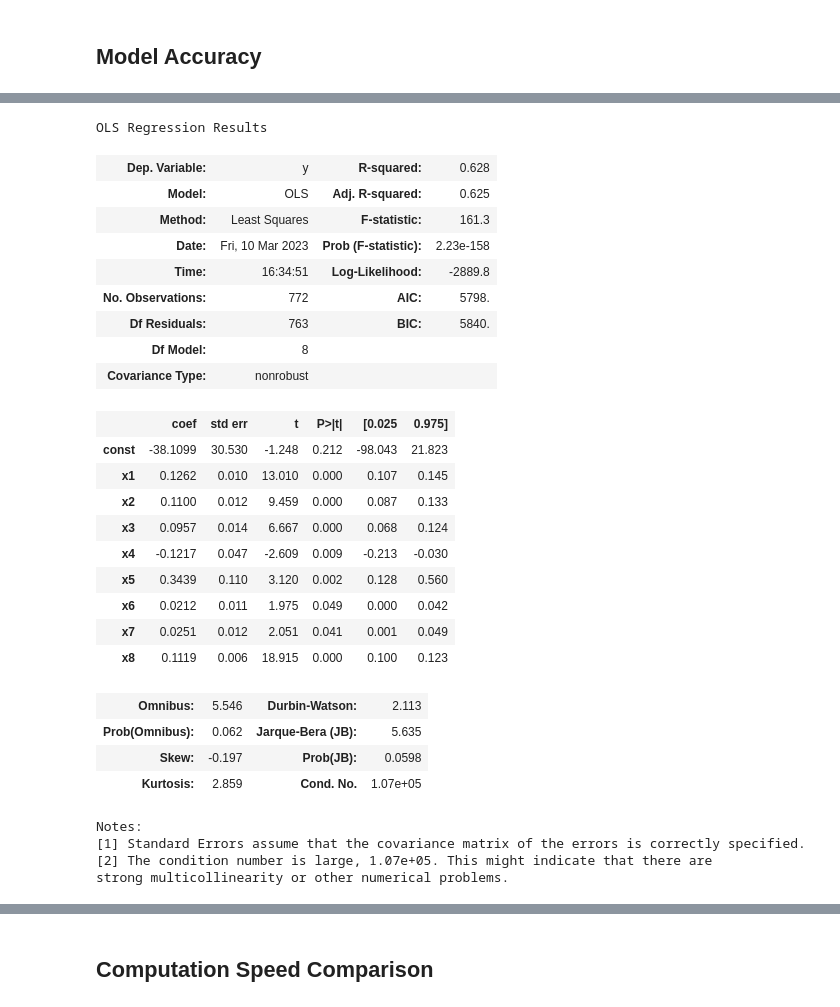
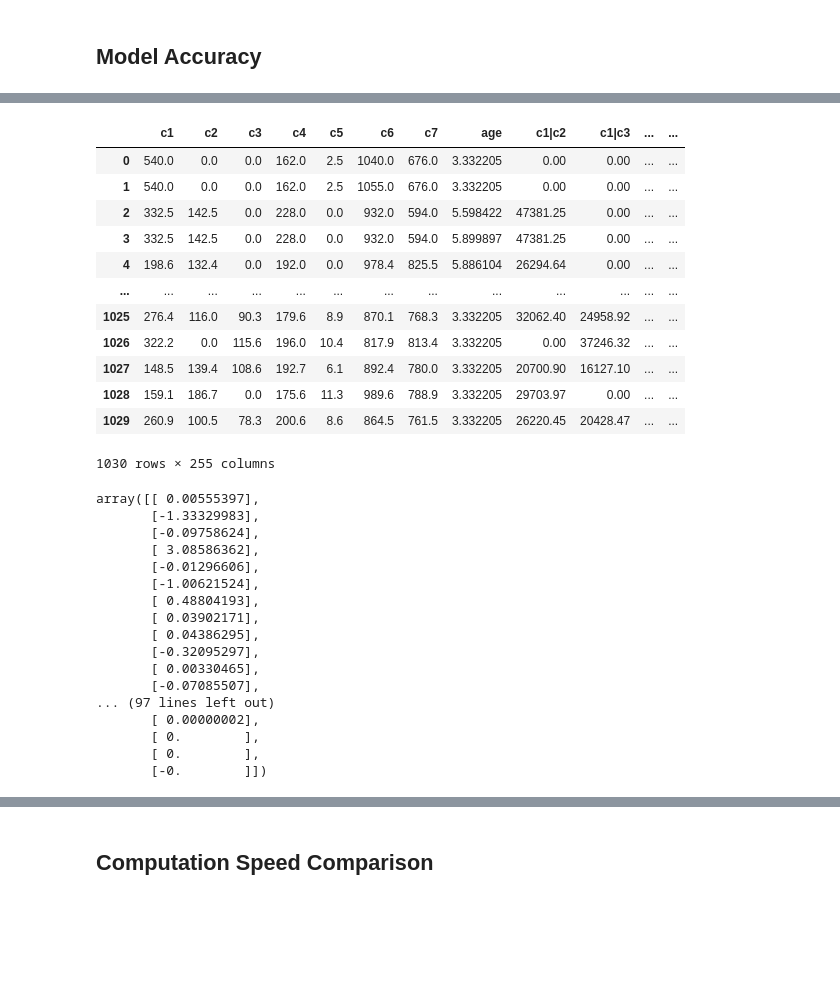
Before and after one commit to CYoung73/STA141C-Final-Project, a Jupyter notebook: STA141C_Project_Work.ipynb, the cells around one changed output, grey strips where cells are left out. Saved outputs shown, nothing was run; the diff lists cells and outputs as text; code cells hidden in the pictures; blank space fills up the shorter version.

```diff
--- a/STA141C_Project_Work.ipynb
+++ b/STA141C_Project_Work.ipynb
@@ -548,0 +533,4 @@ predict_score(coef_lu, X_train, Y_train)
+# %%
+inter_df = pd.DataFrame(df, columns = list(df.columns)[:-1])
+inter_df['age'] = np.log(inter_df['age'])
+inter_df
@@ -548,0 +563,16 @@ predict_score(coef_lu, X_train, Y_train)
+# %%
+inter_df
+# %% [output]
+|  | c1 | c2 | c3 | c4 | c5 | c6 | c7 | age | c1|c2 | c1|c3 | ... | ... |
+| 0 | 540.0 | 0.0 | 0.0 | 162.0 | 2.5 | 1040.0 | 676.0 | 3.332205 | 0.00 | 0.00 | ... | ... |
+| 1 | 540.0 | 0.0 | 0.0 | 162.0 | 2.5 | 1055.0 | 676.0 | 3.332205 | 0.00 | 0.00 | ... | ... |
+| 2 | 332.5 | 142.5 | 0.0 | 228.0 | 0.0 | 932.0 | 594.0 | 5.598422 | 47381.25 | 0.00 | ... | ... |
+| 3 | 332.5 | 142.5 | 0.0 | 228.0 | 0.0 | 932.0 | 594.0 | 5.899897 | 47381.25 | 0.00 | ... | ... |
+| 4 | 198.6 | 132.4 | 0.0 | 192.0 | 0.0 | 978.4 | 825.5 | 5.886104 | 26294.64 | 0.00 | ... | ... |
+| ... | ... | ... | ... | ... | ... | ... | ... | ... | ... | ... | ... | ... |
+| 1025 | 276.4 | 116.0 | 90.3 | 179.6 | 8.9 | 870.1 | 768.3 | 3.332205 | 32062.40 | 24958.92 | ... | ... |
+| 1026 | 322.2 | 0.0 | 115.6 | 196.0 | 10.4 | 817.9 | 813.4 | 3.332205 | 0.00 | 37246.32 | ... | ... |
+| 1027 | 148.5 | 139.4 | 108.6 | 192.7 | 6.1 | 892.4 | 780.0 | 3.332205 | 20700.90 | 16127.10 | ... | ... |
+| 1028 | 159.1 | 186.7 | 0.0 | 175.6 | 11.3 | 989.6 | 788.9 | 3.332205 | 29703.97 | 0.00 | ... | ... |
+| 1029 | 260.9 | 100.5 | 78.3 | 200.6 | 8.6 | 864.5 | 761.5 | 3.332205 | 26220.45 | 20428.47 | ... | ... |
+1030 rows × 255 columns
@@ -549,33 +581,2 @@ predict_score(coef_lu, X_train, Y_train)
 # %%
 import statsmodels.api as sm
-# %%
-test_ols = sm.OLS(Y_train, sm.add_constant(X_train)).fit()
-# %% [output]
-OLS Regression Results
-| Dep. Variable: | y | R-squared: | 0.628 |
-| Model: | OLS | Adj. R-squared: | 0.625 |
-| Method: | Least Squares | F-statistic: | 161.3 |
-| Date: | Fri, 10 Mar 2023 | Prob (F-statistic): | 2.23e-158 |
-| Time: | 16:34:51 | Log-Likelihood: | -2889.8 |
-| No. Observations: | 772 | AIC: | 5798. |
-| Df Residuals: | 763 | BIC: | 5840. |
-| Df Model: | 8 |  |  |
-| Covariance Type: | nonrobust |  |  |
-|  | coef | std err | t | P>|t| | [0.025 | 0.975] |
-| const | -38.1099 | 30.530 | -1.248 | 0.212 | -98.043 | 21.823 |
-| x1 | 0.1262 | 0.010 | 13.010 | 0.000 | 0.107 | 0.145 |
-| x2 | 0.1100 | 0.012 | 9.459 | 0.000 | 0.087 | 0.133 |
-| x3 | 0.0957 | 0.014 | 6.667 | 0.000 | 0.068 | 0.124 |
-| x4 | -0.1217 | 0.047 | -2.609 | 0.009 | -0.213 | -0.030 |
-| x5 | 0.3439 | 0.110 | 3.120 | 0.002 | 0.128 | 0.560 |
-| x6 | 0.0212 | 0.011 | 1.975 | 0.049 | 0.000 | 0.042 |
-| x7 | 0.0251 | 0.012 | 2.051 | 0.041 | 0.001 | 0.049 |
-| x8 | 0.1119 | 0.006 | 18.915 | 0.000 | 0.100 | 0.123 |
-| Omnibus: | 5.546 | Durbin-Watson: | 2.113 |
-| Prob(Omnibus): | 0.062 | Jarque-Bera (JB): | 5.635 |
-| Skew: | -0.197 | Prob(JB): | 0.0598 |
-| Kurtosis: | 2.859 | Cond. No. | 1.07e+05 |
-Notes:
-[1] Standard Errors assume that the covariance matrix of the errors is correctly specified.
-[2] The condition number is large, 1.07e+05. This might indicate that there are
-strong multicollinearity or other numerical problems.
@@ -581,0 +604,21 @@ strong multicollinearity or other numerical problems.
+# %%
+final_coef = np.array(model.params).reshape(len(model.params), 1)
+final_coef
+# %% [output]
+array([[ 0.00555397],
+       [-1.33329983],
+       [-0.09758624],
+       [ 3.08586362],
+       [-0.01296606],
+       [-1.00621524],
+       [ 0.48804193],
+       [ 0.03902171],
+       [ 0.04386295],
+       [-0.32095297],
+       [ 0.00330465],
+       [-0.07085507],
+... (97 lines left out)
+       [ 0.00000002],
+       [ 0.        ],
+       [ 0.        ],
+       [-0.        ]])
```
Also changed, not shown: parts of 43 cells of this notebook.
